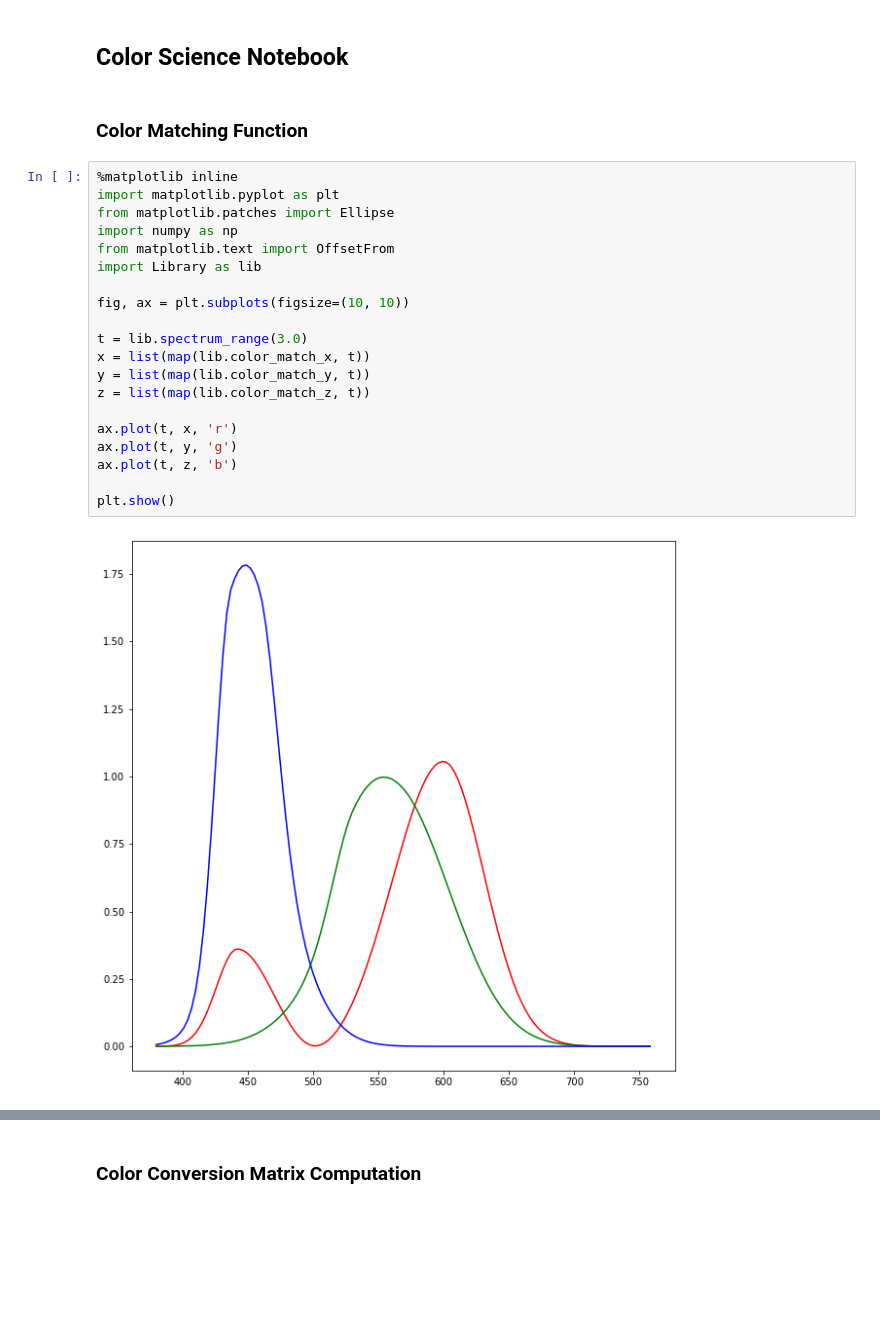
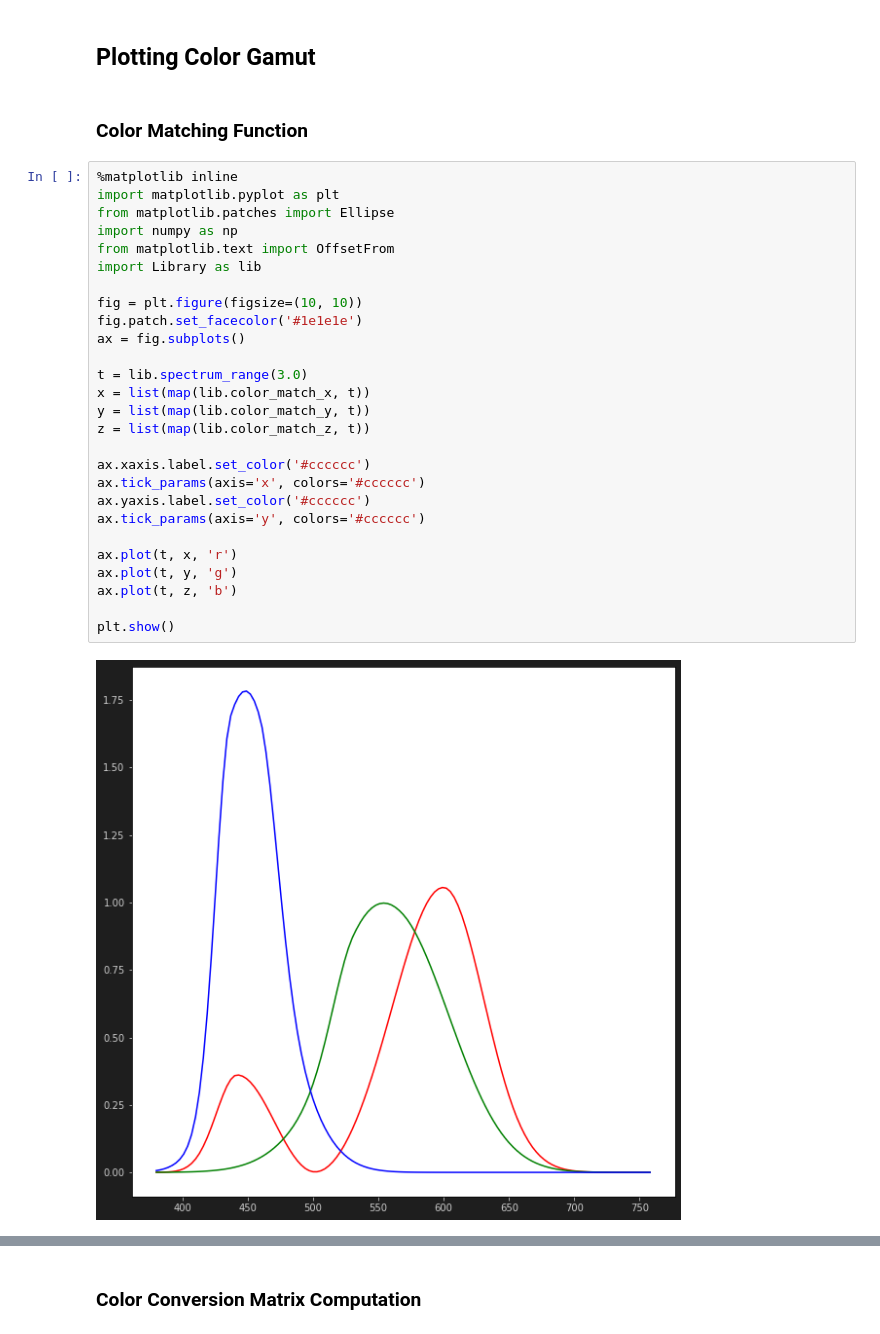
Before and after one commit to WeakKnight/ColorScienceNotes, a Jupyter notebook: CIEXYZ.ipynb, the cells around one changed output, grey strips where cells are left out. Drawn from its saved outputs; the diff is of its cells as text; blank space fills up the shorter version.

```diff
--- a/CIEXYZ.ipynb
+++ b/CIEXYZ.ipynb
@@ -1,29 +1,36 @@
 # %% [markdown]
-## Color Science Notebook
+## Plotting Color Gamut
 # %% [markdown]
 ### Color Matching Function
 # %%
 %matplotlib inline
 import matplotlib.pyplot as plt
 from matplotlib.patches import Ellipse
 import numpy as np
 from matplotlib.text import OffsetFrom
 import Library as lib
 
-fig, ax = plt.subplots(figsize=(10, 10))
+fig = plt.figure(figsize=(10, 10))
+fig.patch.set_facecolor('#1e1e1e')
+ax = fig.subplots()
 
 t = lib.spectrum_range(3.0)
 x = list(map(lib.color_match_x, t))
 y = list(map(lib.color_match_y, t))
 z = list(map(lib.color_match_z, t))
 
+ax.xaxis.label.set_color('#cccccc')
+ax.tick_params(axis='x', colors='#cccccc')
+ax.yaxis.label.set_color('#cccccc')
+ax.tick_params(axis='y', colors='#cccccc')
+
 ax.plot(t, x, 'r')
 ax.plot(t, y, 'g')
 ax.plot(t, z, 'b')
 
 plt.show()
 # %% [output]
-[figure, old version]
+[figure, new version]
 # %%
 %matplotlib inline
 import matplotlib.pyplot as plt
```
Also changed, not shown: parts of 6 cells of this notebook.
